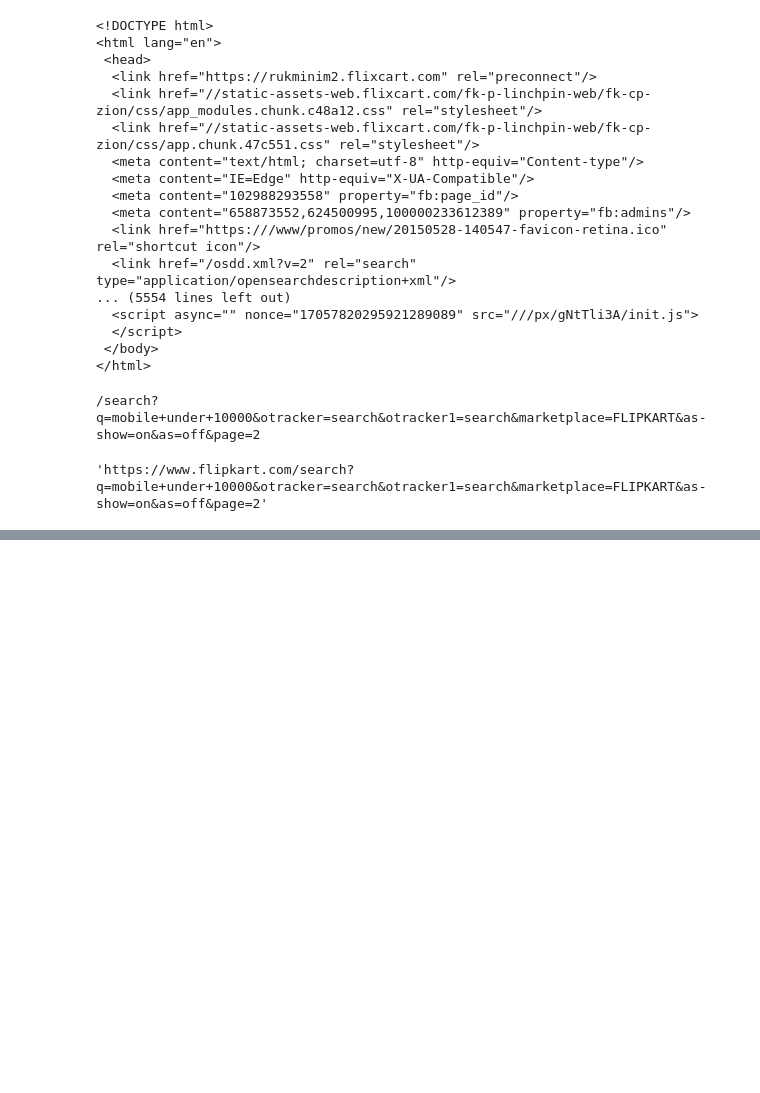
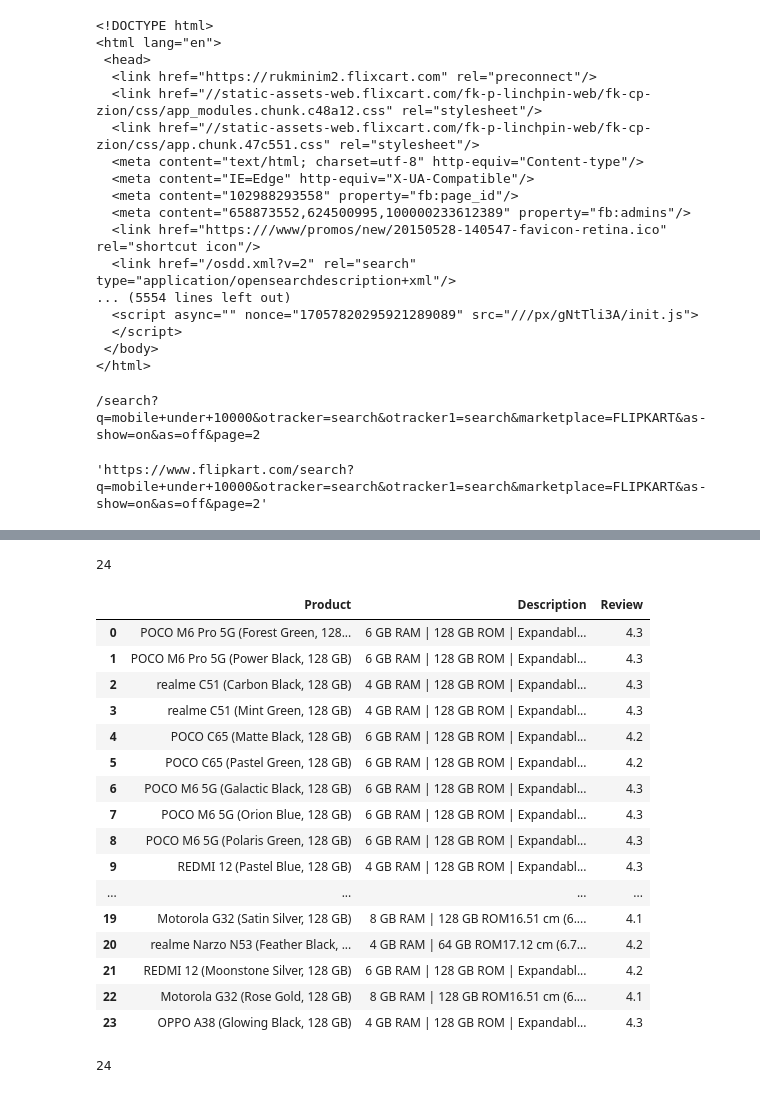
Before and after one commit to IllTushar/flipkartScraping, a Jupyter notebook: flipkart.ipynb, the cells around one changed output, grey strips where cells are left out. Saved outputs shown, nothing was run; the diff lists cells and outputs as text; code cells hidden in the pictures; blank space fills up the shorter version.

```diff
--- a/flipkart.ipynb
+++ b/flipkart.ipynb
@@ -112,0 +130,4 @@ price_list
+# %%
+for decription in descriptions:
+    des = decription.text
+    description_list.append(des)
@@ -112,0 +158,6 @@ price_list
+# %%
+reviews = box.find_all("div",class_ = "XQDdHH")
+# %%
+for review in reviews:
+    review_data = review.text
+    review_list.append(review_data)
@@ -112,0 +184,30 @@ price_list
+# %%
+print(len(review_list))
+# %% [output]
+24
+# %%
+df = pd.DataFrame({"Product": product_name_list,"Description":description_list,"Review":review_list})
+# %%
+df
+# %% [output]
+|  | Product | Description | Review |
+| 0 | POCO M6 Pro 5G (Forest Green, 128... | 6 GB RAM | 128 GB ROM | Expandabl... | 4.3 |
+| 1 | POCO M6 Pro 5G (Power Black, 128 GB) | 6 GB RAM | 128 GB ROM | Expandabl... | 4.3 |
+| 2 | realme C51 (Carbon Black, 128 GB) | 4 GB RAM | 128 GB ROM | Expandabl... | 4.3 |
+| 3 | realme C51 (Mint Green, 128 GB) | 4 GB RAM | 128 GB ROM | Expandabl... | 4.3 |
+| 4 | POCO C65 (Matte Black, 128 GB) | 6 GB RAM | 128 GB ROM | Expandabl... | 4.2 |
+| 5 | POCO C65 (Pastel Green, 128 GB) | 6 GB RAM | 128 GB ROM | Expandabl... | 4.2 |
+| 6 | POCO M6 5G (Galactic Black, 128 GB) | 6 GB RAM | 128 GB ROM | Expandabl... | 4.3 |
+| 7 | POCO M6 5G (Orion Blue, 128 GB) | 6 GB RAM | 128 GB ROM | Expandabl... | 4.3 |
+| 8 | POCO M6 5G (Polaris Green, 128 GB) | 6 GB RAM | 128 GB ROM | Expandabl... | 4.3 |
+| 9 | REDMI 12 (Pastel Blue, 128 GB) | 4 GB RAM | 128 GB ROM | Expandabl... | 4.3 |
+| ... | ... | ... | ... |
+| 19 | Motorola G32 (Satin Silver, 128 GB) | 8 GB RAM | 128 GB ROM16.51 cm (6.... | 4.1 |
+| 20 | realme Narzo N53 (Feather Black, ... | 4 GB RAM | 64 GB ROM17.12 cm (6.7... | 4.2 |
+| 21 | REDMI 12 (Moonstone Silver, 128 GB) | 6 GB RAM | 128 GB ROM | Expandabl... | 4.2 |
+| 22 | Motorola G32 (Rose Gold, 128 GB) | 8 GB RAM | 128 GB ROM16.51 cm (6.... | 4.1 |
+| 23 | OPPO A38 (Glowing Black, 128 GB) | 4 GB RAM | 128 GB ROM | Expandabl... | 4.3 |
+# %%
+print(len(df))
+# %% [output]
+24
```
Also changed, not shown: parts of 13 cells of this notebook.
